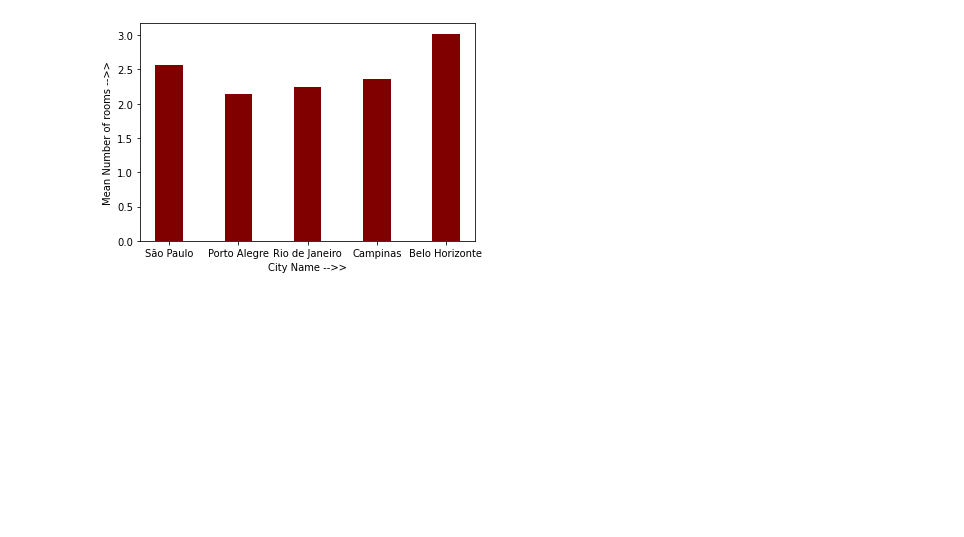
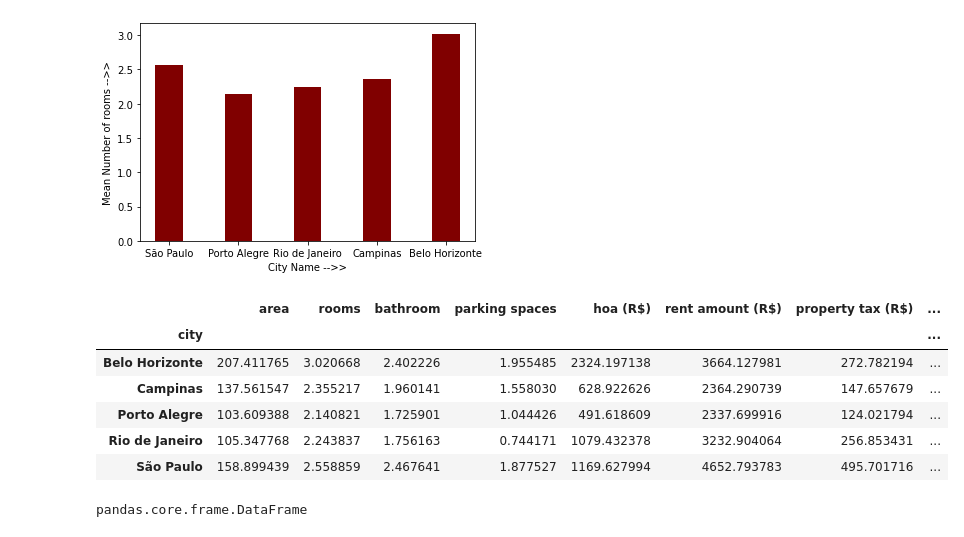
Before and after one commit to asharma8602/Introduction-to-Deep-Learning-and-its-Applications, a Jupyter notebook: Assignment/Assignment_1/200665_Paramveer_1B.ipynb, the cells around one changed output. Saved outputs shown, nothing was run; the diff lists cells and outputs as text; code cells hidden in the pictures; blank space fills up the shorter version.

```diff
--- a/Assignment/Assignment_1/200665_Paramveer_1B.ipynb
+++ b/Assignment/Assignment_1/200665_Paramveer_1B.ipynb
@@ -58,3 +60,20 @@ plt.ylabel("Mean Number of rooms -->>")
 # %% [output]
 Text(0, 0.5, 'Mean Number of rooms -->>')
 [figure]
+# %%
+df2 = df.groupby('city')
+df2.mean()
+# %% [output]
+|  | area | rooms | bathroom | parking spaces | hoa (R$) | rent amount (R$) | property tax (R$) | ... |
+| city |  |  |  |  |  |  |  | ... |
+| Belo Horizonte | 207.411765 | 3.020668 | 2.402226 | 1.955485 | 2324.197138 | 3664.127981 | 272.782194 | ... |
+| Campinas | 137.561547 | 2.355217 | 1.960141 | 1.558030 | 628.922626 | 2364.290739 | 147.657679 | ... |
+| Porto Alegre | 103.609388 | 2.140821 | 1.725901 | 1.044426 | 491.618609 | 2337.699916 | 124.021794 | ... |
+| Rio de Janeiro | 105.347768 | 2.243837 | 1.756163 | 0.744171 | 1079.432378 | 3232.904064 | 256.853431 | ... |
+| São Paulo | 158.899439 | 2.558859 | 2.467641 | 1.877527 | 1169.627994 | 4652.793783 | 495.701716 | ... |
+# %%
+df3=df2.mean()
+df3
+type(df3)
+# %% [output]
+pandas.core.frame.DataFrame
```
Also changed, not shown: parts of 15 cells of this notebook.
